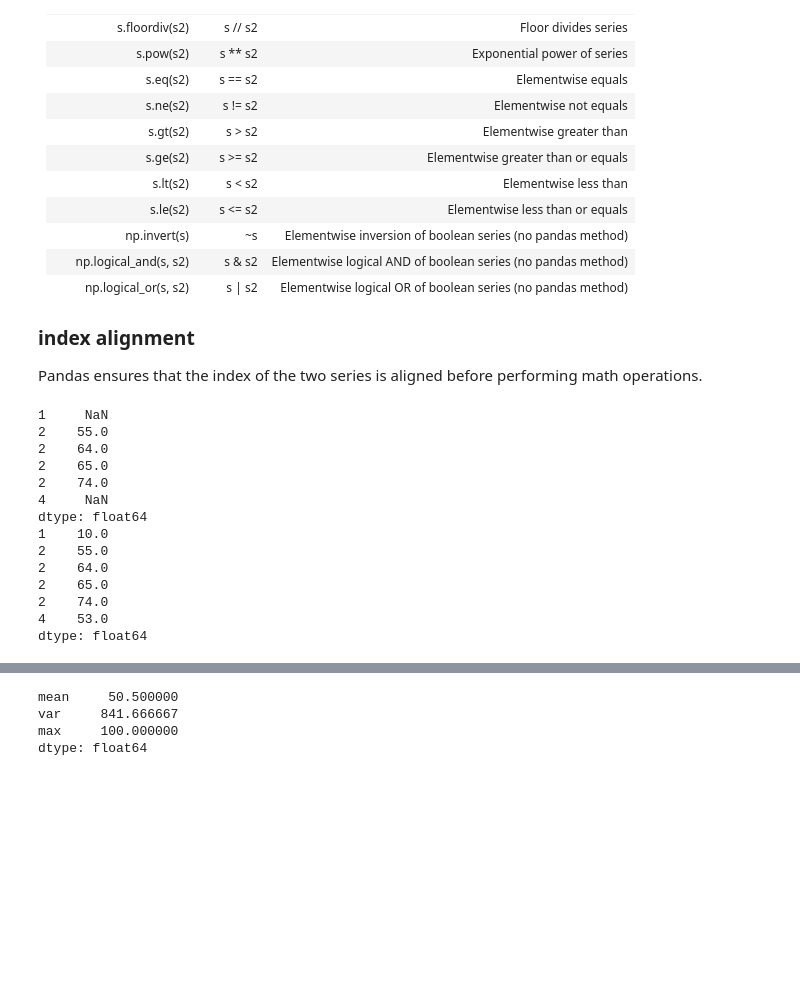
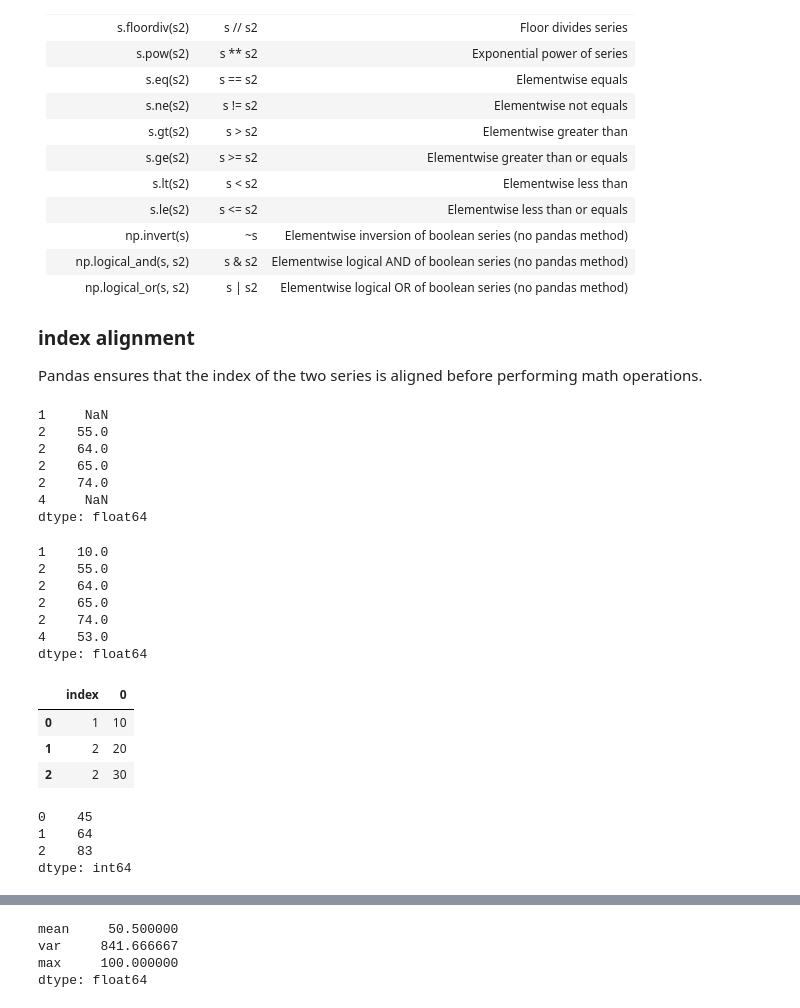
Before and after one commit to jeremyxtmeng/learning-pandas-plotting, a Jupyter notebook: learning_0_pandas.ipynb, the cells around one changed output, grey strips where cells are left out. Cells and saved outputs as stored; diff of their text form; code cells hidden in the pictures; blank space fills up the shorter version.

```diff
--- a/learning_0_pandas.ipynb
+++ b/learning_0_pandas.ipynb
@@ -166,22 +212,38 @@ Pandas ensures that the index of the two series is aligned before performing mat
 # %%
 s1 = pd.Series([10, 20, 30], index=[1,2,2])
 s2 = pd.Series([    35, 44, 53], index=[2,2,4], name='s2')
-print(s1+s2)
-print(s1.add(s2, fill_value=0))
+
+# adding aligns index
+display(s1+s2)
+
+# `add` manages missing values
+display(s1.add(s2, fill_value=0))
+
+# adding ignoring index alignment
+display(s1.reset_index())
+display(s1.reset_index(drop=True)+s2.reset_index(drop=True))
 # %% [output]
 1     NaN
 2    55.0
 2    64.0
 2    65.0
 2    74.0
 4     NaN
 dtype: float64
-1    10.0
-2    55.0
-2    64.0
-2    65.0
-2    74.0
-4    53.0
-dtype: float64
+1    10.0
+2    55.0
+2    64.0
+2    65.0
+2    74.0
+4    53.0
+dtype: float64
+|  | index | 0 |
+| 0 | 1 | 10 |
+| 1 | 2 | 20 |
+| 2 | 2 | 30 |
+0    45
+1    64
+2    83
+dtype: int64
 # %% [markdown]
 ## aggregation
```
Also changed, not shown: parts of 18 cells of this notebook, 2 other files.
